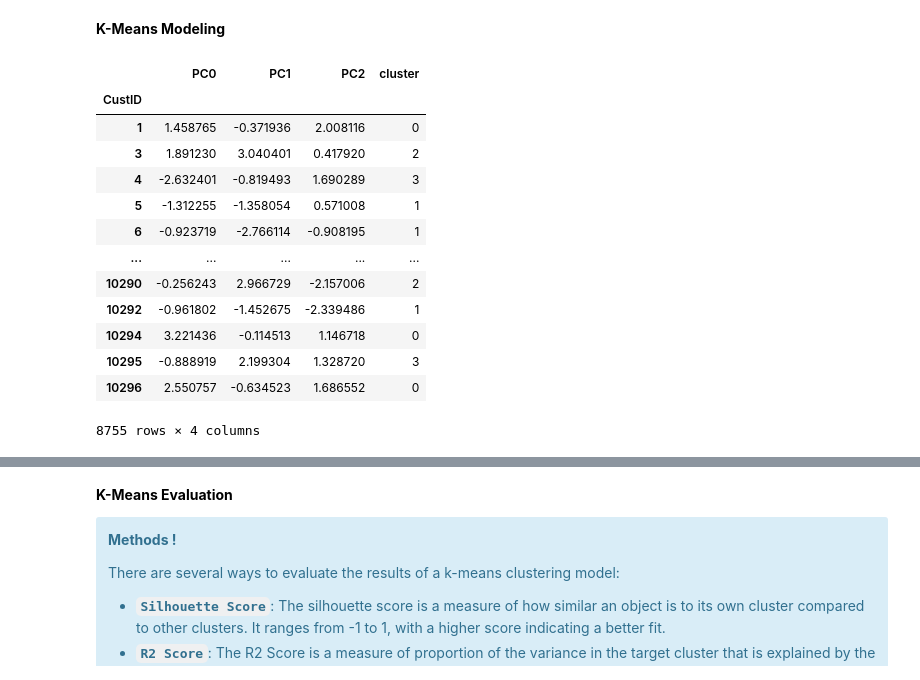
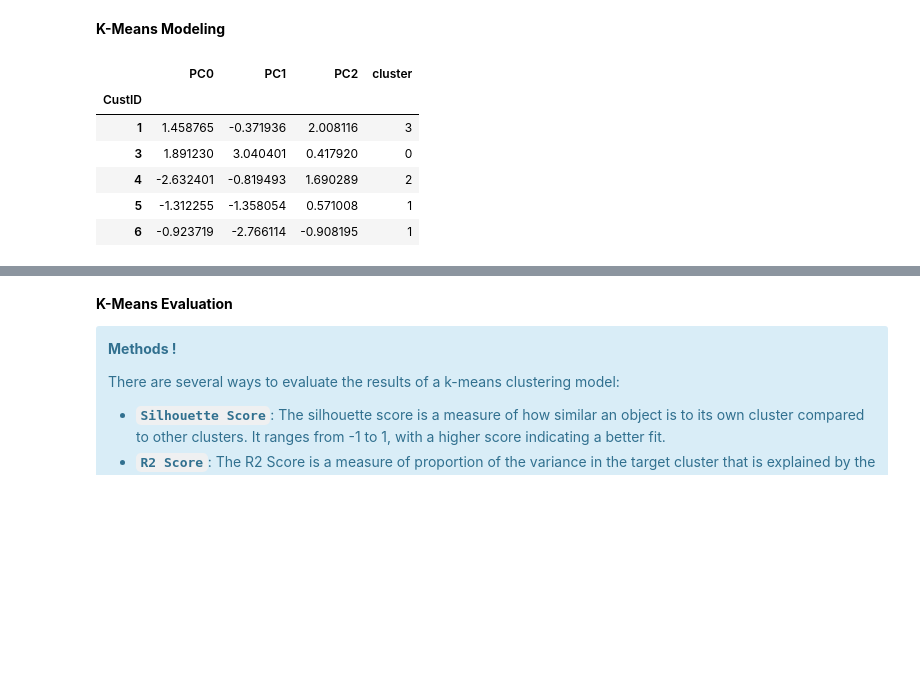
Before and after one commit to NassarX/insurance-customers-segmentation, a Jupyter notebook: a2z_insurance.ipynb, the cells around one changed output, grey strips where cells are left out. Drawn from its saved outputs; the diff is of its cells as text; code cells hidden in the pictures; blank space fills up the shorter version.

```diff
--- a/a2z_insurance.ipynb
+++ b/a2z_insurance.ipynb
@@ -575,10 +576,10 @@ Different types of inconsistencies that can occur in a dataset, including:
 Swapping these columns can help to avoid reducing the reliability and robustness of our analysis if dropped.
 # %%
 filter_1 = ((df['FirstPolYear'] < df['BirthYear']) & ((df['BirthYear'] - df['FirstPolYear']) >= 18))
-df_demographics_toSwap = df[filter_1]
+demographic_df_toSwap = df[filter_1]
 
 # Identify the rows that need to be updated
-rows = df_demographics_toSwap.index
+rows = demographic_df_toSwap.index
 
 # Swap the values in the two columns for the identified rows
 df.loc[rows, ["FirstPolYear", "BirthYear"]] = df.loc[rows, ["BirthYear", "FirstPolYear"]].values
@@ -606,11 +607,11 @@ filter_2 = (
         | ((df['BirthYear'] > 1998) & (df['Children'] == 1))
         | (df['FirstPolYear'] > current_year)
 )
-df_demographics_outliers = df[filter_2]
+demographic_df_outliers = df[filter_2]
 
 # Remove outliers rows
-df = df.drop(df_demographics_outliers.index, axis=0)
-df_demographics_outliers.count()
+df = df.drop(demographic_df_outliers.index, axis=0)
+demographic_df_outliers.count()
 # %% [output]
 FirstPolYear     85
 BirthYear        85
@@ -648,13 +649,13 @@ df_demographics_outliers
 # %%
 filter_3 = ((df['FirstPolYear'] - df['BirthYear']) < 18)
 
-df_demographics_toFix = df[filter_3]
+demographic_df_toFix = df[filter_3]
 
-df_demographics_toFix['FirstPolYear'] = df_demographics_toFix['BirthYear']+18
+demographic_df_toFix['FirstPolYear'] = demographic_df_toFix['BirthYear']+18
 
-df.loc[df_demographics_toFix.index, 'FirstPolYear'] = df_demographics_toFix['FirstPolYear'].values
+df.loc[demographic_df_toFix.index, 'FirstPolYear'] = demographic_df_toFix['FirstPolYear'].values
 
-df_demographics_toFix
+demographic_df_toFix
 # %% [output]
 |  | FirstPolYear | BirthYear | EducDeg | MonthSal | GeoLivArea | Children | CustMonVal | ClaimsRate | PremMotor | ... |
 | CustID |  |  |  |  |  |  |  |  |  | ... |
@@ -1653,22 +1657,15 @@ kmeans_labels = kmeans_model.fit_predict(pca_df)
 kmeans_labels_df = pd.DataFrame({'cluster': kmeans_labels}).set_index(pca_df.index)
 # %%
 pca_df_kmeans= pd.concat([pca_df, kmeans_labels_df], axis=1)
-pca_df_kmeans
+pca_df_kmeans.head()
 # %% [output]
 |  | PC0 | PC1 | PC2 | cluster |
 | CustID |  |  |  |  |
-| 1 | 1.458765 | -0.371936 | 2.008116 | 0 |
-| 3 | 1.891230 | 3.040401 | 0.417920 | 2 |
-| 4 | -2.632401 | -0.819493 | 1.690289 | 3 |
+| 1 | 1.458765 | -0.371936 | 2.008116 | 3 |
+| 3 | 1.891230 | 3.040401 | 0.417920 | 0 |
+| 4 | -2.632401 | -0.819493 | 1.690289 | 2 |
 | 5 | -1.312255 | -1.358054 | 0.571008 | 1 |
 | 6 | -0.923719 | -2.766114 | -0.908195 | 1 |
-| ... | ... | ... | ... | ... |
-| 10290 | -0.256243 | 2.966729 | -2.157006 | 2 |
-| 10292 | -0.961802 | -1.452675 | -2.339486 | 1 |
-| 10294 | 3.221436 | -0.114513 | 1.146718 | 0 |
-| 10295 | -0.888919 | 2.199304 | 1.328720 | 3 |
-| 10296 | 2.550757 | -0.634523 | 1.686552 | 0 |
-8755 rows × 4 columns
 # %%
 # visualize the clustered dataframe with Scatter Plot
 palette=['red','green','blue','black','pink','gray','dodgerblue','purple','coolwarm']
```
Also changed, not shown: parts of 65 cells of this notebook, 1 other file.
